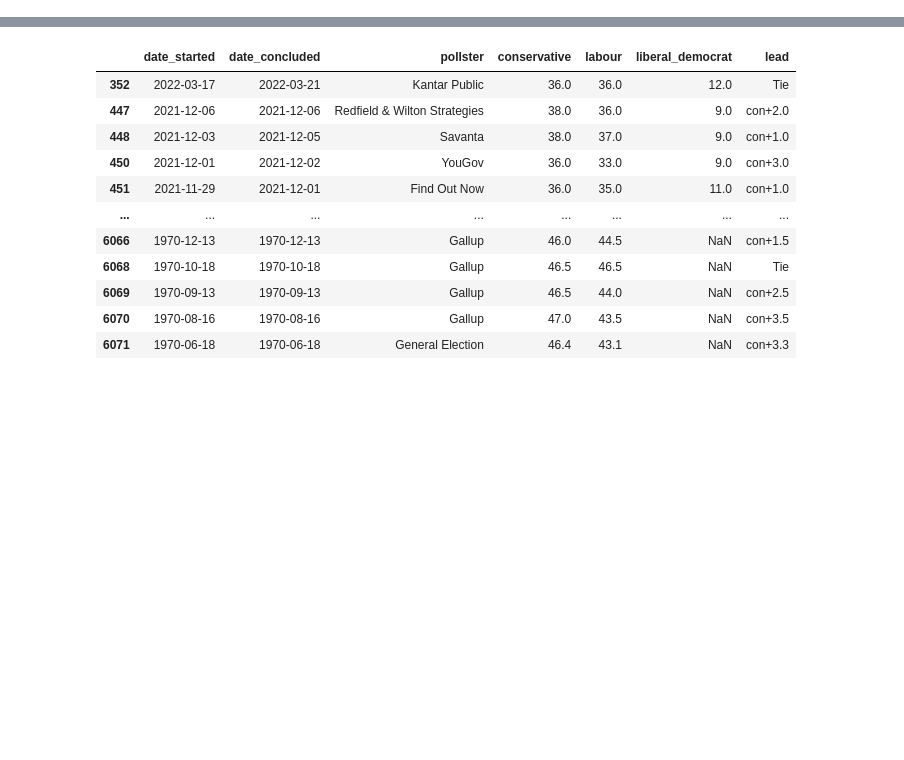
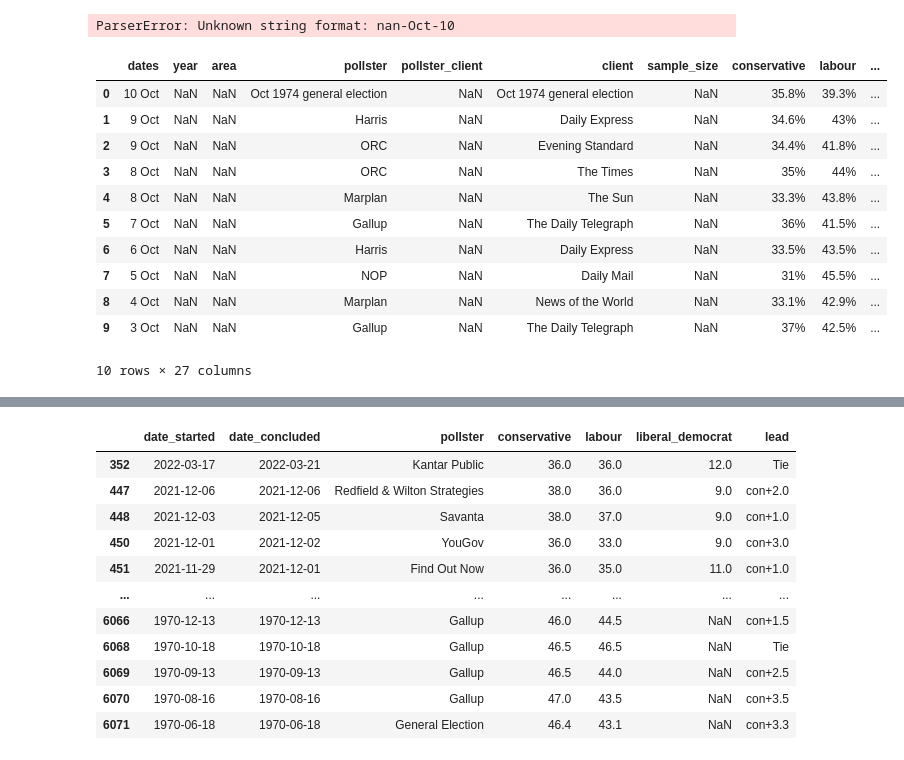
Before and after one commit to AndyLawton/uk_general_election_polls, a Jupyter notebook: main.ipynb, the cells around one changed output, grey strips where cells are left out. Cells and saved outputs as stored; diff of their text form; code cells hidden in the pictures; blank space fills up the shorter version.

```diff
--- a/main.ipynb
+++ b/main.ipynb
@@ -8,4 +8,4 @@ from dateutil.relativedelta import relativedelta
 # %%
 from scripts.downloader import fetch_all_polls
 # %%
-all_polls = fetch_all_polls(cleanup=True, refresh=False)
+all_polls_tmp = fetch_all_polls(cleanup=True, refresh=False)
@@ -11,0 +63,31 @@ all_polls = fetch_all_polls(cleanup=True, refresh=False)
+# %%
+def split_date(poll_dates, table_year):
+    poll_dates = poll_dates.replace('–', '-').replace('Pre-', '').strip()
+    date_parts = poll_dates.split(" ")
+
+    # For any polls outside the correct year (2019 GE for example)
+    for part in date_parts:
+        if len(part) == 4 and (part.startswith('19') or part.startswith('20')):
+            table_year = part
+            date_parts.remove(part)
+
+    poll_dates = ' '.join(date_parts)
+    if ' ' not in poll_dates:
+        # Poll dates showing month only
+        start_date = end_date = f'{table_year}-{poll_dates}-1'
+    else:
+        if '-' not in poll_dates:
+            day, month = poll_dates.split(' ')
+            start_date = end_date = f'{table_year}-{month[0:3]}-{day}'
+        else:
+            start, end = poll_dates.split('-')
+            start = start.strip()
+            end = end.strip()
+            day, month = end.split(' ')
+            end_date = f'{table_year}-{month[0:3]}-{day}'
+            if ' ' in start:
+                day, month = start.split(' ')
+            else:
+                day = start
+            start_date = f'{table_year}-{month[0:3]}-{day}'
+    return start_date, end_date
@@ -11,0 +137,22 @@ all_polls = fetch_all_polls(cleanup=True, refresh=False)
+# %%
+all_polls[['date_started', 'date_concluded']] = all_polls.apply(
+        lambda x: split_date(x.dates, x.year), axis=1, result_type='expand')
+# %%
+to_datetime(all_polls.iloc[0:10]['date_started'])
+# %% [output]
+ParserError: Unknown string format: nan-Oct-10
+# %%
+all_polls.iloc[0:10]
+# %% [output]
+|  | dates | year | area | pollster | pollster_client | client | sample_size | conservative | labour | ... |
+| 0 | 10 Oct | NaN | NaN | Oct 1974 general election | NaN | Oct 1974 general election | NaN | 35.8% | 39.3% | ... |
+| 1 | 9 Oct | NaN | NaN | Harris | NaN | Daily Express | NaN | 34.6% | 43% | ... |
+| 2 | 9 Oct | NaN | NaN | ORC | NaN | Evening Standard | NaN | 34.4% | 41.8% | ... |
+| 3 | 8 Oct | NaN | NaN | ORC | NaN | The Times | NaN | 35% | 44% | ... |
+| 4 | 8 Oct | NaN | NaN | Marplan | NaN | The Sun | NaN | 33.3% | 43.8% | ... |
+| 5 | 7 Oct | NaN | NaN | Gallup | NaN | The Daily Telegraph | NaN | 36% | 41.5% | ... |
+| 6 | 6 Oct | NaN | NaN | Harris | NaN | Daily Express | NaN | 33.5% | 43.5% | ... |
+| 7 | 5 Oct | NaN | NaN | NOP | NaN | Daily Mail | NaN | 31% | 45.5% | ... |
+| 8 | 4 Oct | NaN | NaN | Marplan | NaN | News of the World | NaN | 33.1% | 42.9% | ... |
+| 9 | 3 Oct | NaN | NaN | Gallup | NaN | The Daily Telegraph | NaN | 37% | 42.5% | ... |
+10 rows × 27 columns
```
Also changed, not shown: parts of 12 cells of this notebook, 51 other files.
